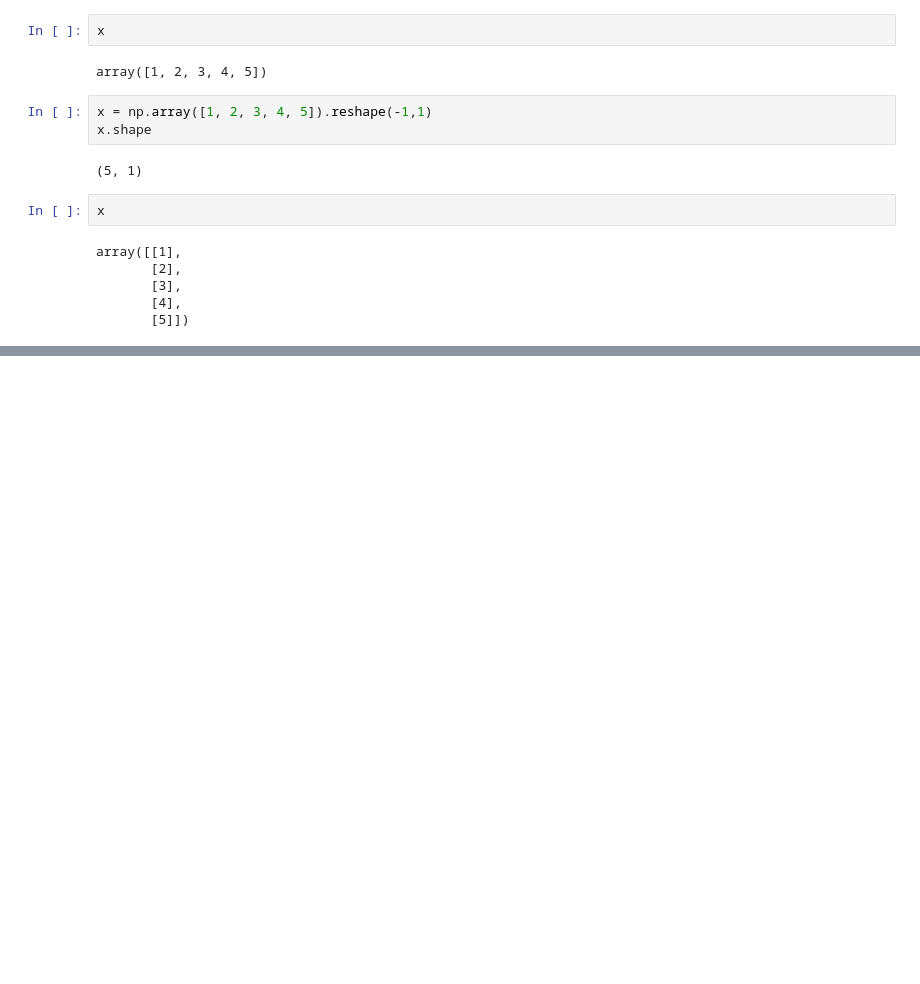
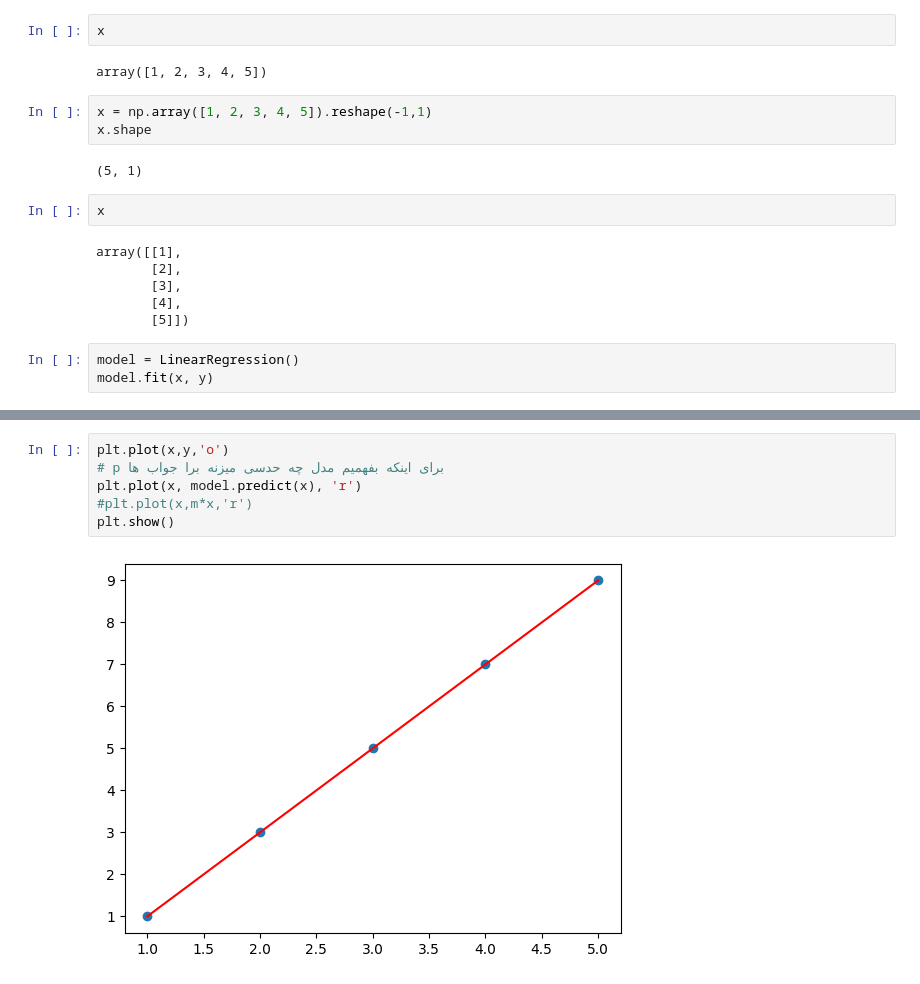
Before and after one commit to poorialari2017/ML_git001, a Jupyter notebook: MLproj002/Pooria/01_Regression/main.ipynb, the cells around one changed output, grey strips where cells are left out. Saved outputs shown, nothing was run; the diff lists cells and outputs as text; blank space fills up the shorter version.

```diff
--- a/MLproj002/Pooria/01_Regression/main.ipynb
+++ b/MLproj002/Pooria/01_Regression/main.ipynb
@@ -42,3 +42,6 @@ array([[1],
        [3],
        [4],
        [5]])
+# %%
+model = LinearRegression()
+model.fit(x, y)
@@ -44,0 +60,8 @@ array([[1],
+# %%
+plt.plot(x,y,'o')
+# p برای اینکه بفهمیم مدل چه حدسی میزنه برا جواب ها
+plt.plot(x, model.predict(x), 'r')
+#plt.plot(x,m*x,'r')
+plt.show()
+# %% [output]
+[figure, added]
```
Also changed, not shown: parts of 6 cells of this notebook.
